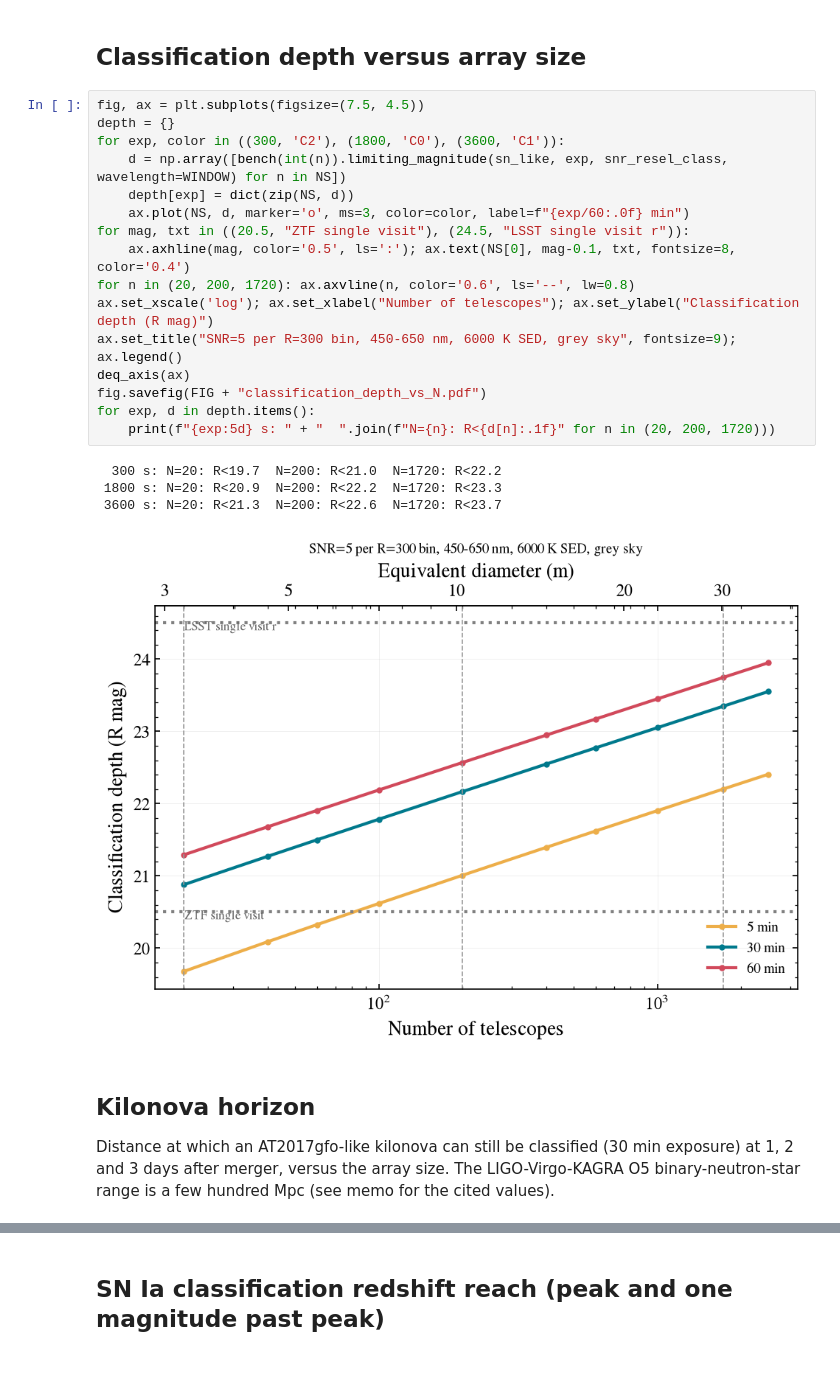
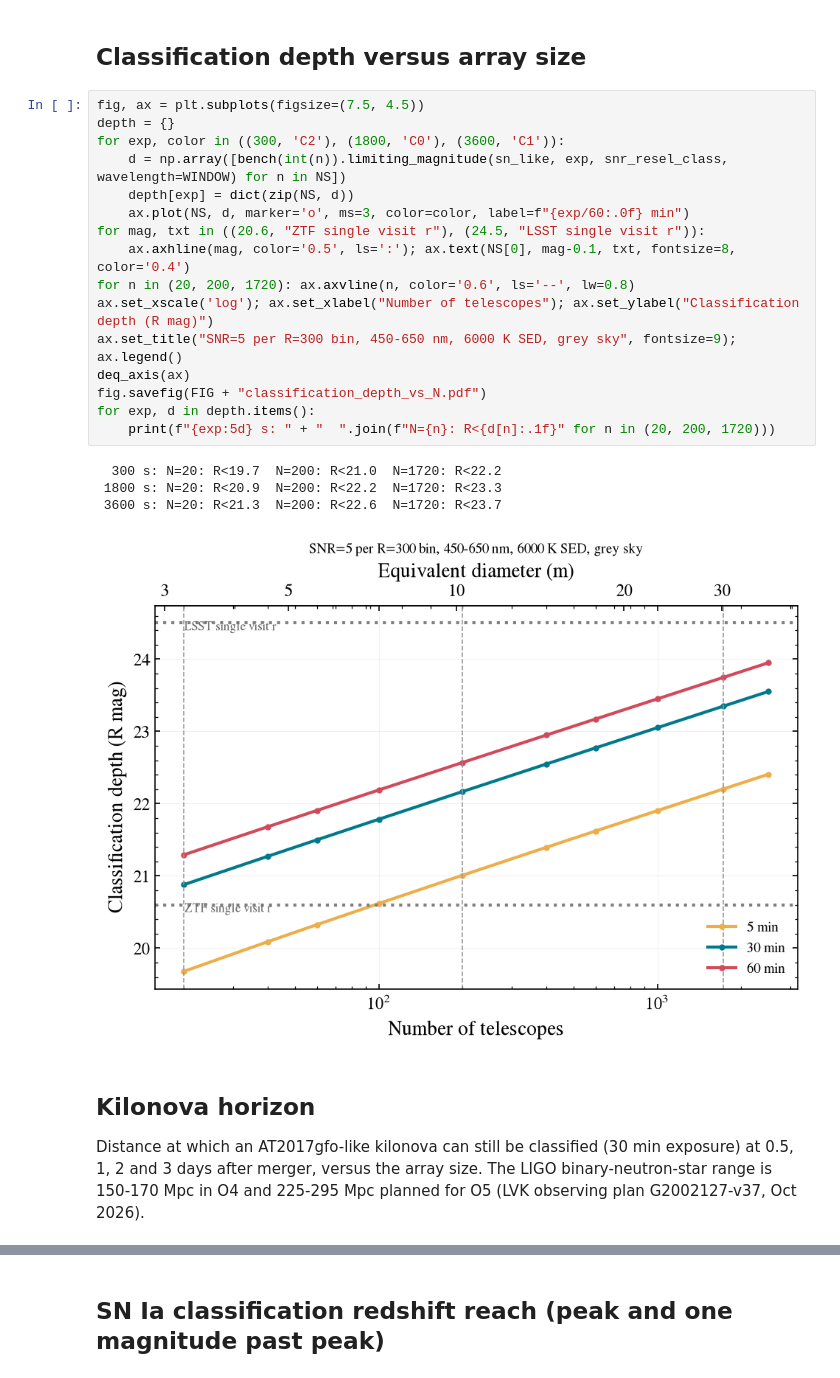
Before and after one commit to schmidt-observatories/lfast-etc, a Jupyter notebook: notebooks/07_time_domain_lsst_era.ipynb, the cells around one changed output, grey strips where cells are left out. Saved outputs shown, nothing was run; the diff lists cells and outputs as text.

```diff
--- a/notebooks/07_time_domain_lsst_era.ipynb
+++ b/notebooks/07_time_domain_lsst_era.ipynb
@@ -57,29 +57,29 @@ sn_like = Source.blackbody(6000, 0, BAND)
 # %%
 fig, ax = plt.subplots(figsize=(7.5, 4.5))
 depth = {}
 for exp, color in ((300, 'C2'), (1800, 'C0'), (3600, 'C1')):
     d = np.array([bench(int(n)).limiting_magnitude(sn_like, exp, snr_resel_class, wavelength=WINDOW) for n in NS])
     depth[exp] = dict(zip(NS, d))
     ax.plot(NS, d, marker='o', ms=3, color=color, label=f"{exp/60:.0f} min")
-for mag, txt in ((20.5, "ZTF single visit"), (24.5, "LSST single visit r")):
+for mag, txt in ((20.6, "ZTF single visit r"), (24.5, "LSST single visit r")):
     ax.axhline(mag, color='0.5', ls=':'); ax.text(NS[0], mag-0.1, txt, fontsize=8, color='0.4')
 for n in (20, 200, 1720): ax.axvline(n, color='0.6', ls='--', lw=0.8)
 ax.set_xscale('log'); ax.set_xlabel("Number of telescopes"); ax.set_ylabel("Classification depth (R mag)")
 ax.set_title("SNR=5 per R=300 bin, 450-650 nm, 6000 K SED, grey sky", fontsize=9); ax.legend()
 deq_axis(ax)
 fig.savefig(FIG + "classification_depth_vs_N.pdf")
 for exp, d in depth.items():
     print(f"{exp:5d} s: " + "  ".join(f"N={n}: R<{d[n]:.1f}" for n in (20, 200, 1720)))
 # %% [output]
   300 s: N=20: R<19.7  N=200: R<21.0  N=1720: R<22.2
  1800 s: N=20: R<20.9  N=200: R<22.2  N=1720: R<23.3
  3600 s: N=20: R<21.3  N=200: R<22.6  N=1720: R<23.7
-[figure, old version]
+[figure, new version]
 # %% [markdown]
 ## Kilonova horizon
 
 Distance at which an AT2017gfo-like kilonova can still be classified (30 min exposure) at
-1, 2 and 3 days after merger, versus the array size. The LIGO-Virgo-KAGRA O5 binary-neutron-star
-range is a few hundred Mpc (see memo for the cited values).
+0.5, 1, 2 and 3 days after merger, versus the array size. The LIGO binary-neutron-star range is
+150-170 Mpc in O4 and 225-295 Mpc planned for O5 (LVK observing plan G2002127-v37, Oct 2026).
 # %%
 def kn_src(day):
```
Also changed, not shown: parts of 2 cells of this notebook, 9 other files.
